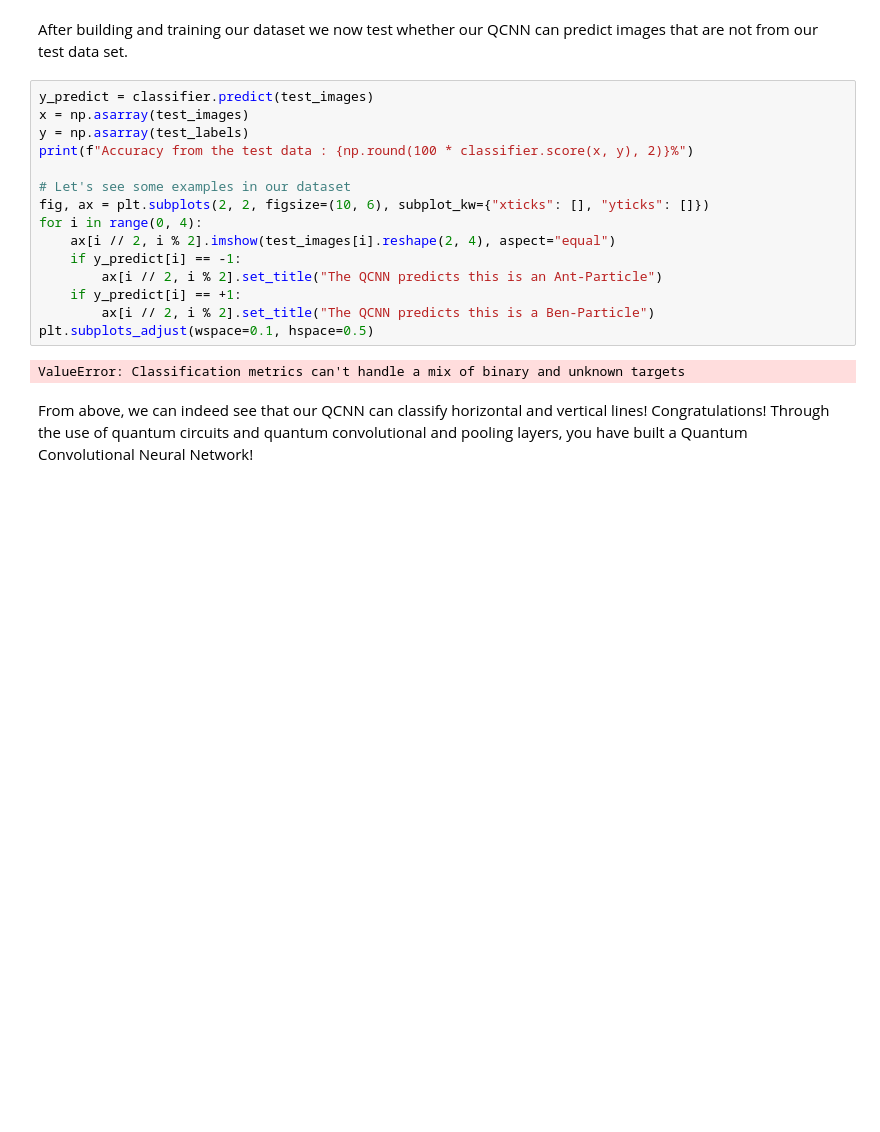
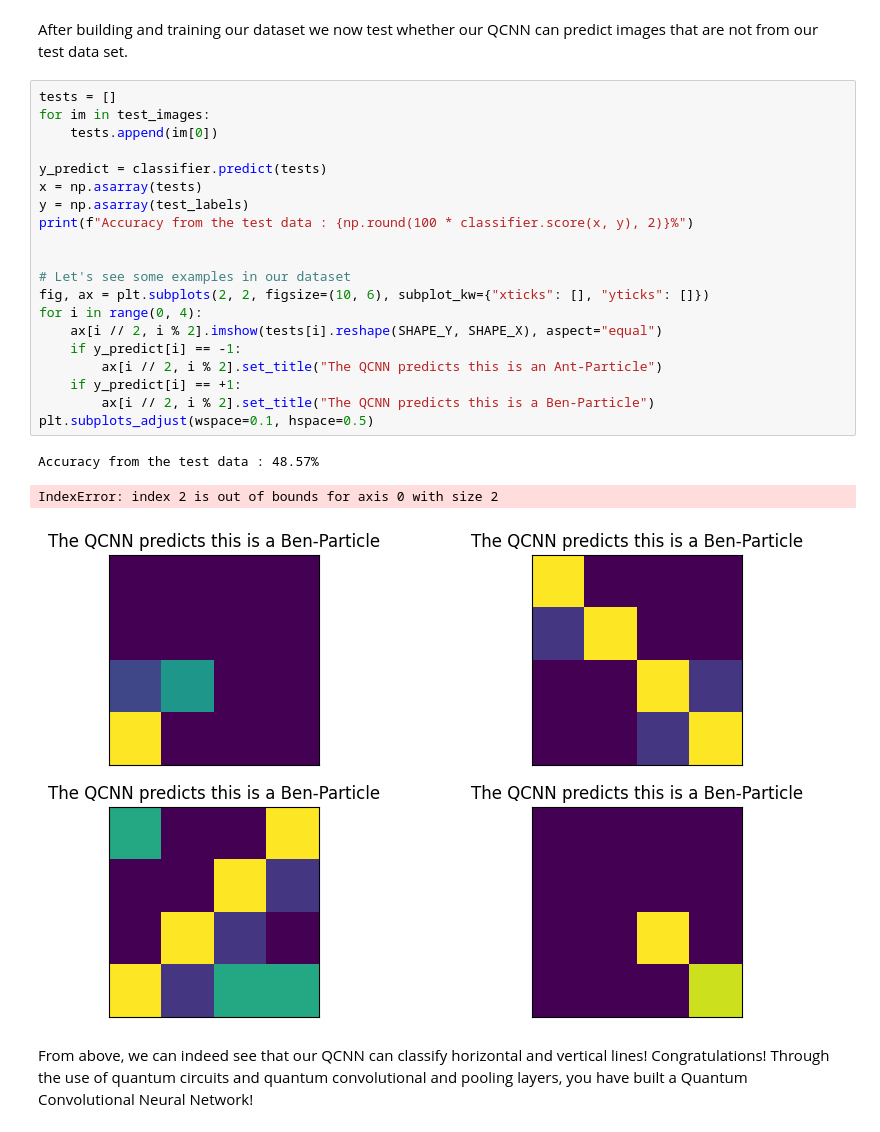
Before and after one commit to anttpg/LHC-QCNN, a Jupyter notebook: QCNN Classifier.ipynb, the cells around one changed output. Saved outputs shown, nothing was run; the diff lists cells and outputs as text; blank space fills up the shorter version.

```diff
--- a/QCNN Classifier.ipynb
+++ b/QCNN Classifier.ipynb
@@ -543,22 +541,29 @@ As we can see from above, the QCNN converges slowly, hence our `initial_point` w
 # %% [markdown]
 After building and training our dataset we now test whether our QCNN can predict images that are not from our test data set.
 # %%
-y_predict = classifier.predict(test_images)
-x = np.asarray(test_images)
+tests = []
+for im in test_images:
+    tests.append(im[0])
+
+y_predict = classifier.predict(tests)
+x = np.asarray(tests)
 y = np.asarray(test_labels)
 print(f"Accuracy from the test data : {np.round(100 * classifier.score(x, y), 2)}%")
+
 
 # Let's see some examples in our dataset
 fig, ax = plt.subplots(2, 2, figsize=(10, 6), subplot_kw={"xticks": [], "yticks": []})
 for i in range(0, 4):
-    ax[i // 2, i % 2].imshow(test_images[i].reshape(2, 4), aspect="equal")
+    ax[i // 2, i % 2].imshow(tests[i].reshape(SHAPE_Y, SHAPE_X), aspect="equal")
     if y_predict[i] == -1:
         ax[i // 2, i % 2].set_title("The QCNN predicts this is an Ant-Particle")
     if y_predict[i] == +1:
         ax[i // 2, i % 2].set_title("The QCNN predicts this is a Ben-Particle")
 plt.subplots_adjust(wspace=0.1, hspace=0.5)
 # %% [output]
-ValueError: Classification metrics can't handle a mix of binary and unknown targets
+Accuracy from the test data : 48.57%
+IndexError: index 2 is out of bounds for axis 0 with size 2
+[figure, added]
 # %% [markdown]
 From above, we can indeed see that our QCNN can classify horizontal and vertical lines! Congratulations! Through the use of quantum circuits and quantum convolutional and pooling layers, you have built a Quantum Convolutional Neural Network!
 # %% [markdown]
```
Also changed, not shown: parts of 4 cells of this notebook, 1 other file.
